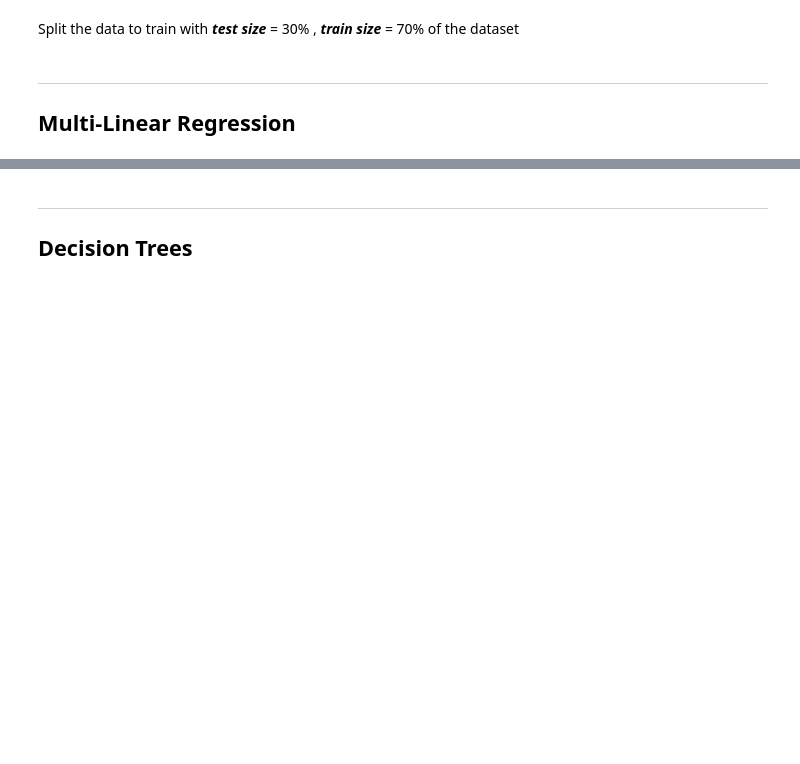
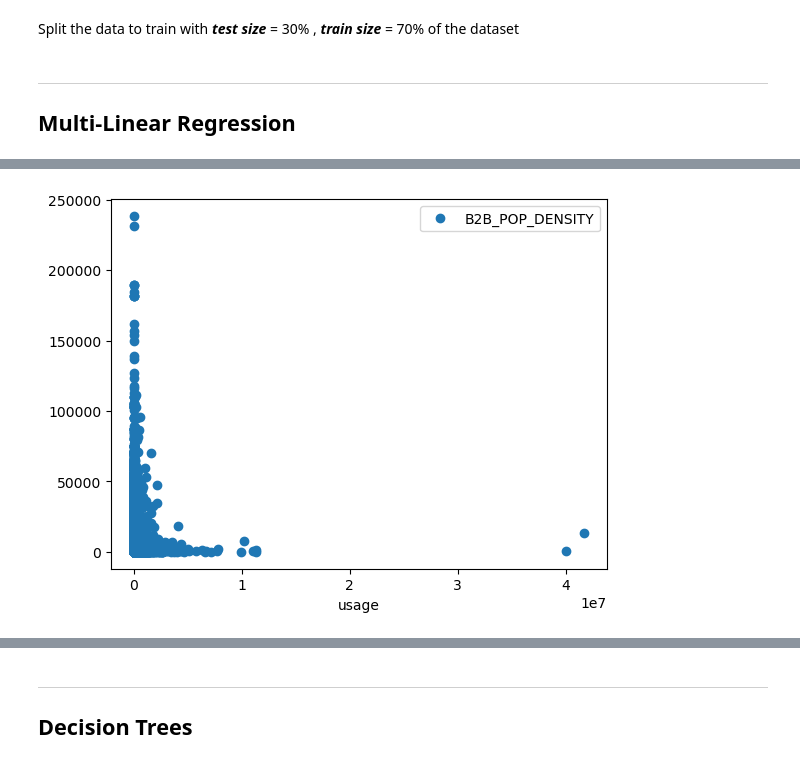
Before and after one commit to ritou344/Data-Project, a Jupyter notebook: TEST_Supervised Modelling.ipynb, the cells around one changed output, grey strips where cells are left out. Saved outputs shown, nothing was run; the diff lists cells and outputs as text; code cells hidden in the pictures; blank space fills up the shorter version.

```diff
--- a/TEST_Supervised Modelling.ipynb
+++ b/TEST_Supervised Modelling.ipynb
@@ -227,0 +315,5 @@ X_train, X_test, y_train, y_test = train_test_split(X, y, test_size=0.30)
+# %%
+data_reg.plot(x= "usage", y='B2B_POP_DENSITY', style ='o')
+plt.show()
+# %% [output]
+[figure, added]
```
Also changed, not shown: parts of 12 cells of this notebook.
